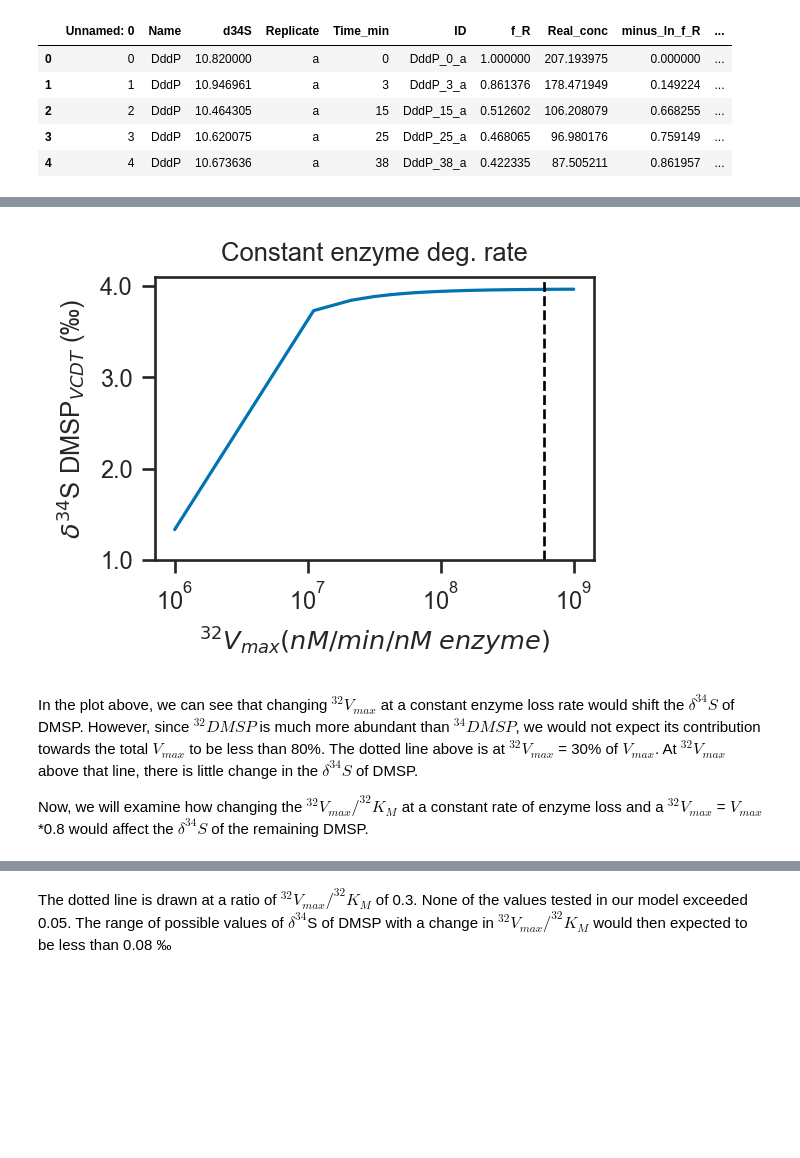
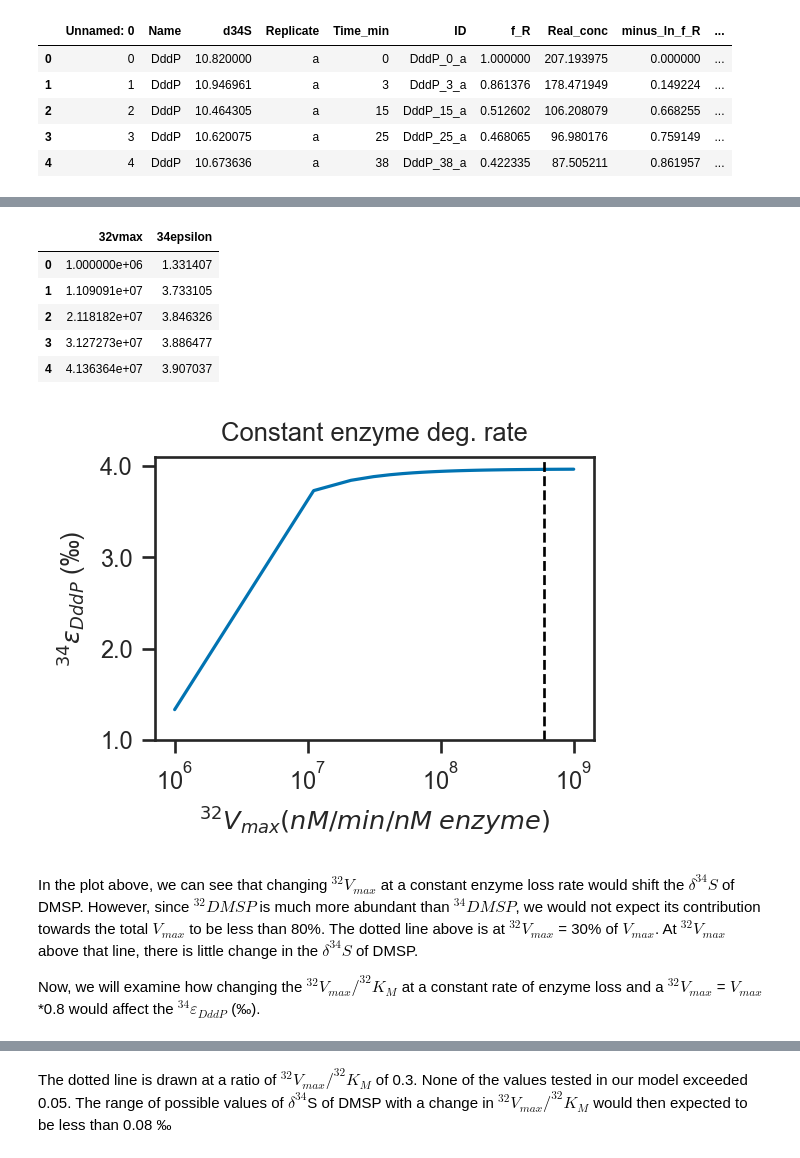
Before and after one commit to daniosro/DMSP, a Jupyter notebook: code/templates/Enzyme_degradation_modelling.ipynb, the cells around one changed output, grey strips where cells are left out. Cells and saved outputs as stored; diff of their text form; code cells hidden in the pictures; blank space fills up the shorter version.

```diff
--- a/code/templates/Enzyme_degradation_modelling.ipynb
+++ b/code/templates/Enzyme_degradation_modelling.ipynb
@@ -537,14 +582,16 @@ Next, we will examine how changing the $^{32}V_{max}$ at a constant rate of enzy
 # %%
 #We will assume that kappa_32 = kappa
 kappa_32=kappa
-#Initialize empty lists
-slopes = []
-vmax_32_x = []
 #Create array of 32^Vmax for cleavage by DddP in nmol/min/mg enz
 vmax_32 = np.linspace (1E6,1E9,100)
 vm=2E9
 #Define enzyme degradation rate in min^-1
 k=0.08
+
+#Integrate
+#Initialize empty lists
+slopes = []
+vmax_32_x = []
 #Loop through the enzyme degradation rates
 for i in vmax_32:
     # Group all parameters into args
@@ -580,23 +627,14 @@ for i in vmax_32:
     #Append the Vmax to the previously created empty list
     vmax_32_x.append (i)
 
-#Create figure
-fig, ax = plt.subplots(figsize=(2.95, 1.95), dpi=192)
-#Plot the Vmax vs. the linear approximation to the d34s of DMSP
-plt.plot(vmax_32_x, slopes)
-
-#Adjust y axis tick marks and decimal places
-#ax.set_yticks(np.linspace(3.95,3.97,3))
-plt.gca().yaxis.set_major_formatter(StrMethodFormatter('{x:,.1f}'))
-ax.set_xscale('log')
-plt.minorticks_off()
-ax.axvline(linewidth=1, x = vm*0.3, color='black', linestyle='--')
-ax.set_xticks(np.geomspace(1E6,1E9,4))
-ax.set_yticks(np.linspace(1,4,4))
-#Add title and axes labels
-plt.title ('Constant enzyme deg. rate')
-plt.xlabel ('$^{32}V_{max}  (nM/min/nM\;enzyme)$')
-plt.ylabel ('$\delta ^{34}$S DMSP$_{VCDT}$ (‰)')
-fig.savefig("/Users/daniosro/git/DMSP/figures/enz_deg/modelling/change_in_d34s_dmsp_with_32vmax.pdf", bbox_inches='tight')
+#Send slopes and 32^V_max to a new dataframe
+df_34e_variable_32vmax = pd.DataFrame(list(zip(vmax_32_x,slopes)),
+               columns =['32vmax','34epsilon'])
+df_34e_variable_32vmax.head()
 # %% [output]
-[figure, removed]
+|  | 32vmax | 34epsilon |
+| 0 | 1.000000e+06 | 1.331407 |
+| 1 | 1.109091e+07 | 3.733105 |
+| 2 | 2.118182e+07 | 3.846326 |
+| 3 | 3.127273e+07 | 3.886477 |
+| 4 | 4.136364e+07 | 3.907037 |
@@ -603,7 +644,30 @@ fig.savefig("/Users/daniosro/git/DMSP/figures/enz_deg/modelling/change_in_d34s_d
+# %%
+#Create figure
+fig, ax = plt.subplots(figsize=(2.95, 1.95), dpi=192)
+#Plot the Vmax vs. the linear approximation to the d34s of DMSP
+plt.plot(df_34e_variable_32vmax['32vmax'], df_34e_variable_32vmax['34epsilon'])
+
+#Adjust y axis tick marks and decimal places
+#ax.set_yticks(np.linspace(3.95,3.97,3))
+plt.gca().yaxis.set_major_formatter(StrMethodFormatter('{x:,.1f}'))
+ax.set_xscale('log')
+plt.minorticks_off()
+ax.axvline(linewidth=1, x = vm*0.3, color='black', linestyle='--')
+ax.set_xticks(np.geomspace(1E6,1E9,4))
+ax.set_yticks(np.linspace(1,4,4))
+#Add title and axes labels
+plt.title ('Constant enzyme deg. rate')
+plt.xlabel ('$^{32}V_{max}  (nM/min/nM\;enzyme)$')
+plt.ylabel ('$^{34}\epsilon_{DddP}$ (‰)')
+
+#Save figure
+fig.savefig(f'{homedir}/figures/enz_deg/modelling/change_in_34epsilon_32vmax.pdf', bbox_inches='tight')
+# %% [output]
+[figure, added]
 # %% [markdown]
 In the plot above, we can see that changing $^{32}V_{max}$ at a constant enzyme loss rate would shift the $\delta^{34}S$ of DMSP. However, since $^{32}DMSP$ is much more abundant than $^{34}DMSP$, we would not expect its contribution towards the total $V_{max}$ to be less than 80%. The dotted line above is at $^{32}V_{max}$ = 30% of $V_{max}$. At $^{32}V_{max}$ above that line, there is little change in the $\delta^{34}S$ of DMSP.
 
-Now, we will examine how changing the $^{32}V_{max}/^{32}K_M$ at a constant rate of enzyme loss and a $^{32}V_{max}$ = $V_{max}$ *0.8 would affect the $\delta^{34}S$ of the remaining DMSP.
+Now, we will examine how changing the $^{32}V_{max}/^{32}K_M$ at a constant rate of enzyme loss and a $^{32}V_{max}$ = $V_{max}$ *0.8 would affect the $^{34}\varepsilon_{DddP}$ (‰).
 # %%
 #Create an array with a range of kappa_32 values
 kappa_32 = np.linspace (1E-5,5E-1,100)
```
Also changed, not shown: parts of 17 cells of this notebook, 43 other files.
